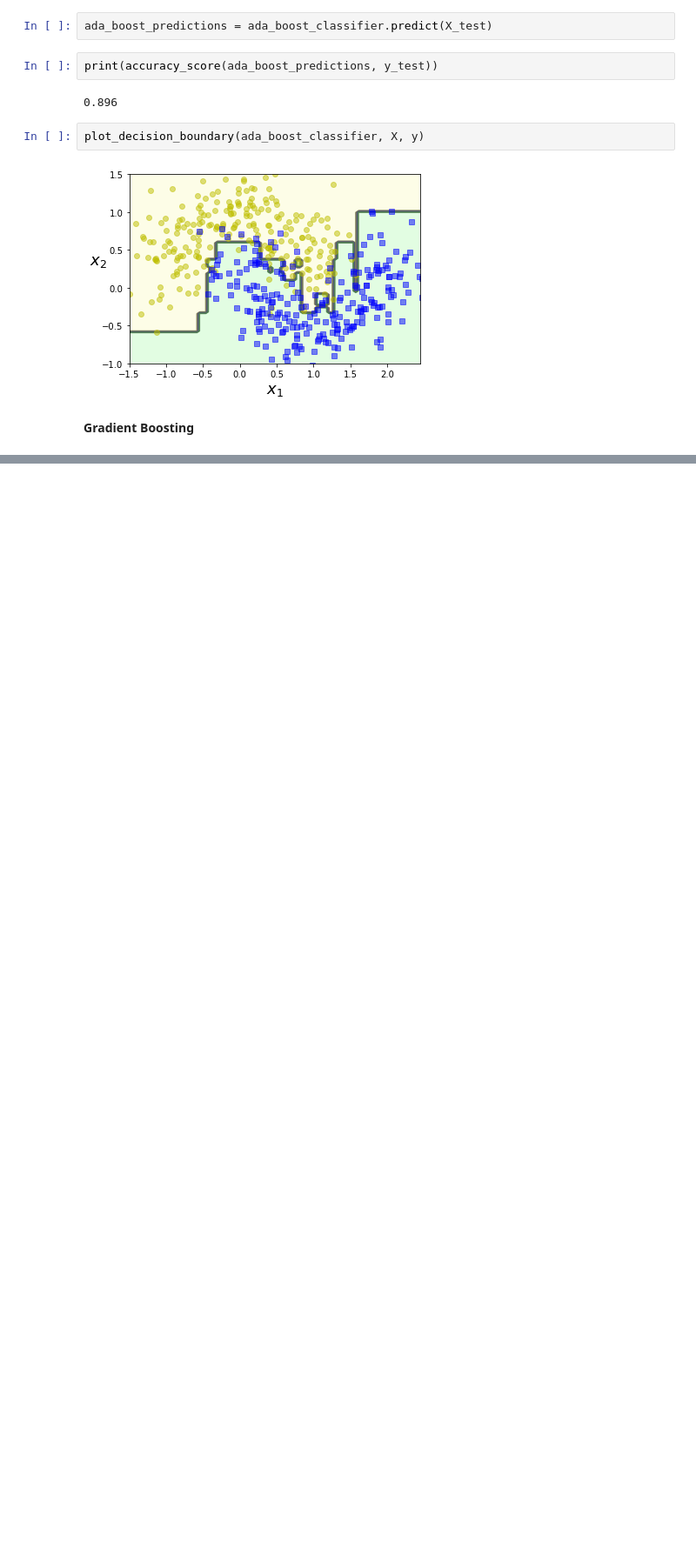
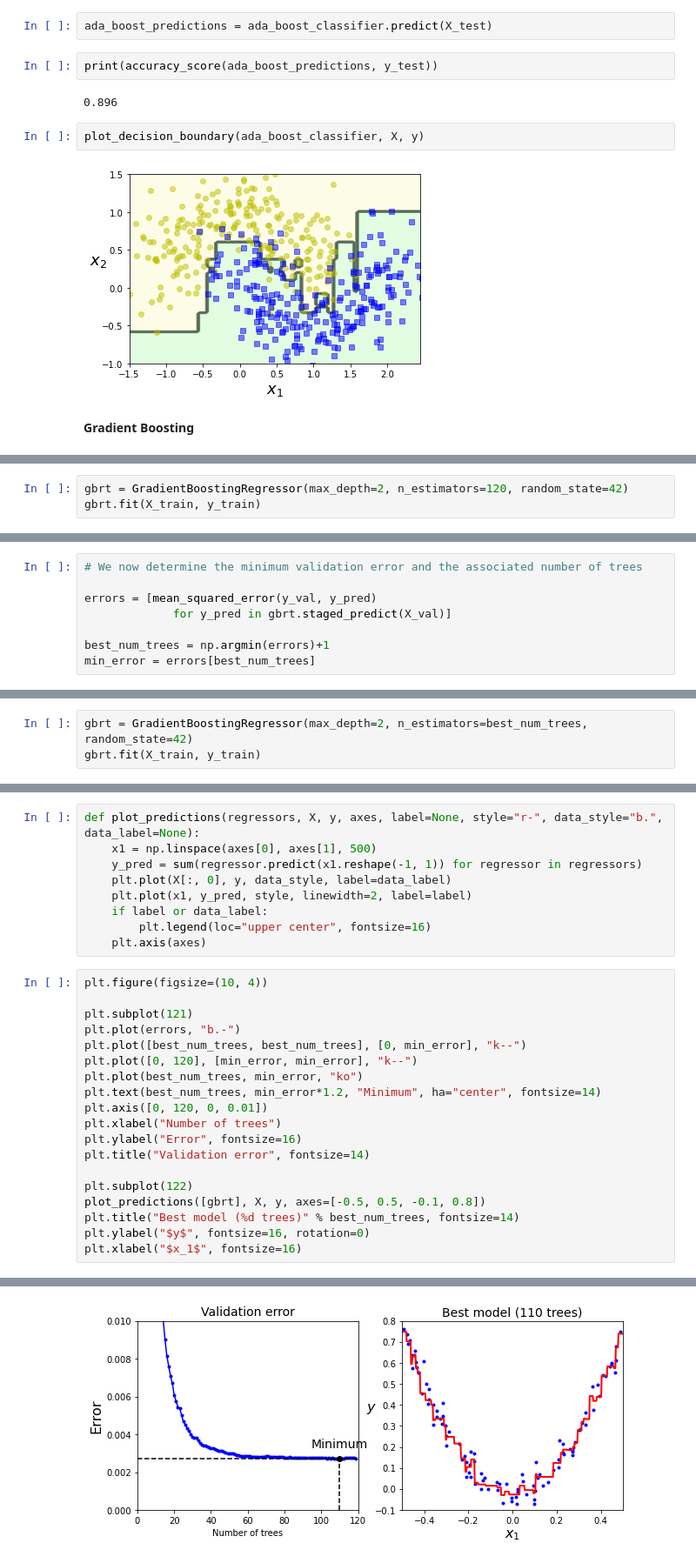
Before and after one commit to aj112358/ML_Notes, a Jupyter notebook: 07_Ensemble_Learning_and_Random_Forests/07_Ensemble_Learning_and_Random_Forests.ipynb, the cells around one changed output, grey strips where cells are left out. Shown at 87% size. Cells and saved outputs as stored; diff of their text form; blank space fills up the shorter version.

```diff
--- a/07_Ensemble_Learning_and_Random_Forests/07_Ensemble_Learning_and_Random_Forests.ipynb
+++ b/07_Ensemble_Learning_and_Random_Forests/07_Ensemble_Learning_and_Random_Forests.ipynb
@@ -294,0 +352,3 @@ plot_decision_boundary(ada_boost_classifier, X, y)
+# %%
+gbrt = GradientBoostingRegressor(max_depth=2, n_estimators=120, random_state=42)
+gbrt.fit(X_train, y_train)
@@ -294,0 +357,8 @@ plot_decision_boundary(ada_boost_classifier, X, y)
+# %%
+# We now determine the minimum validation error and the associated number of trees
+
+errors = [mean_squared_error(y_val, y_pred)
+             for y_pred in gbrt.staged_predict(X_val)]
+
+best_num_trees = np.argmin(errors)+1
+min_error = errors[best_num_trees]
@@ -294,0 +373,3 @@ plot_decision_boundary(ada_boost_classifier, X, y)
+# %%
+gbrt = GradientBoostingRegressor(max_depth=2, n_estimators=best_num_trees, random_state=42)
+gbrt.fit(X_train, y_train)
@@ -294,0 +382,29 @@ plot_decision_boundary(ada_boost_classifier, X, y)
+# %%
+def plot_predictions(regressors, X, y, axes, label=None, style="r-", data_style="b.", data_label=None):
+    x1 = np.linspace(axes[0], axes[1], 500)
+    y_pred = sum(regressor.predict(x1.reshape(-1, 1)) for regressor in regressors)
+    plt.plot(X[:, 0], y, data_style, label=data_label)
+    plt.plot(x1, y_pred, style, linewidth=2, label=label)
+    if label or data_label:
+        plt.legend(loc="upper center", fontsize=16)
+    plt.axis(axes)
+# %%
+plt.figure(figsize=(10, 4))
+
+plt.subplot(121)
+plt.plot(errors, "b.-")
+plt.plot([best_num_trees, best_num_trees], [0, min_error], "k--")
+plt.plot([0, 120], [min_error, min_error], "k--")
+plt.plot(best_num_trees, min_error, "ko")
+plt.text(best_num_trees, min_error*1.2, "Minimum", ha="center", fontsize=14)
+plt.axis([0, 120, 0, 0.01])
+plt.xlabel("Number of trees")
+plt.ylabel("Error", fontsize=16)
+plt.title("Validation error", fontsize=14)
+
+plt.subplot(122)
+plot_predictions([gbrt], X, y, axes=[-0.5, 0.5, -0.1, 0.8])
+plt.title("Best model (%d trees)" % best_num_trees, fontsize=14)
+plt.ylabel("$y$", fontsize=16, rotation=0)
+plt.xlabel("$x_1$", fontsize=16)
+# %% [output]
@@ -294,0 +412 @@ plot_decision_boundary(ada_boost_classifier, X, y)
+[figure, added]
```
Also changed, not shown: parts of 28 cells of this notebook.
